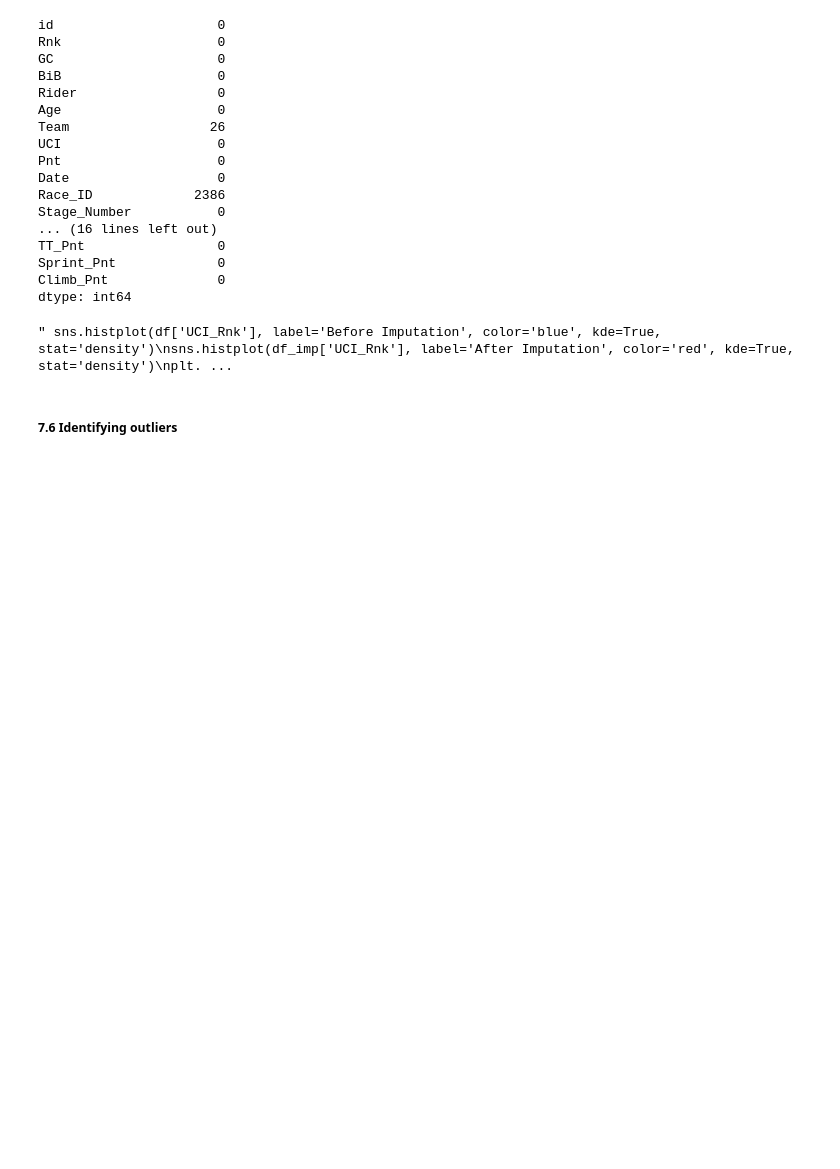
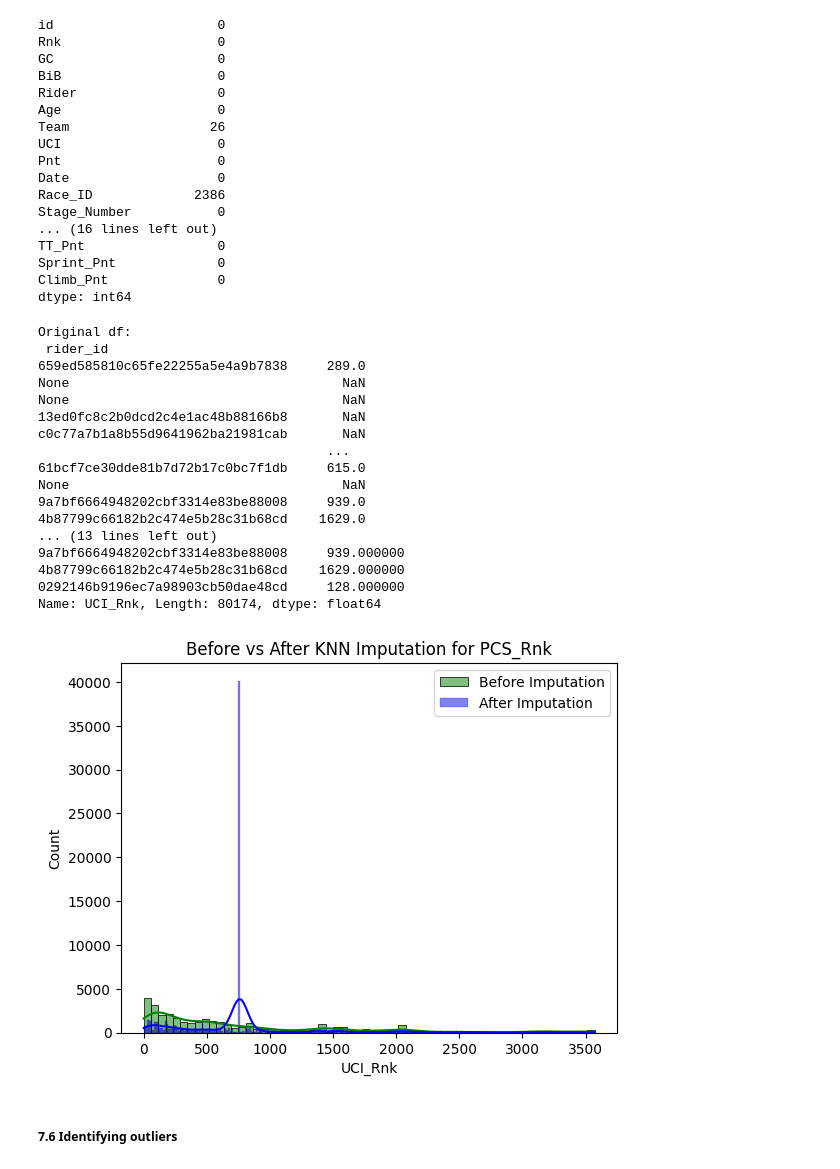
Before and after one commit to thmaz/DatSci_PI7-1, a Jupyter notebook: main.ipynb, the cells around one changed output. Drawn from its saved outputs; the diff is of its cells as text; code cells hidden in the pictures; blank space fills up the shorter version.

Commit message:
bruh imputation knn

```diff
--- a/main.ipynb
+++ b/main.ipynb
@@ -736,13 +736,33 @@ Sprint_Pnt             0
 Climb_Pnt              0
 dtype: int64
 # %%
-""" sns.histplot(df['UCI_Rnk'], label='Before Imputation', color='blue', kde=True, stat='density')
-sns.histplot(df_imp['UCI_Rnk'], label='After Imputation', color='red', kde=True, stat='density')
+print("Original df: \n", df['UCI_Rnk'], "\n\n")
+print("Imputated df: ", df_imp['UCI_Rnk'], "\n\n")
+
+sns.histplot(df['UCI_Rnk'], label='Before Imputation', kde=True, color='green')
+sns.histplot(df_imp['UCI_Rnk'], label='After Imputation', kde=True, color='blue')
 plt.legend()
 plt.title('Before vs After KNN Imputation for PCS_Rnk')
-plt.show() """
+plt.show()
 # %% [output]
-" sns.histplot(df['UCI_Rnk'], label='Before Imputation', color='blue', kde=True, stat='density')\nsns.histplot(df_imp['UCI_Rnk'], label='After Imputation', color='red', kde=True, stat='density')\nplt. ...
+Original df:
+ rider_id
+659ed585810c65fe22255a5e4a9b7838     289.0
+None                                   NaN
+None                                   NaN
+13ed0fc8c2b0dcd2c4e1ac48b88166b8       NaN
+c0c77a7b1a8b55d9641962ba21981cab       NaN
+                                     ...
+61bcf7ce30dde81b7d72b17c0bc7f1db     615.0
+None                                   NaN
+9a7bf6664948202cbf3314e83be88008     939.0
+4b87799c66182b2c474e5b28c31b68cd    1629.0
+... (13 lines left out)
+9a7bf6664948202cbf3314e83be88008     939.000000
+4b87799c66182b2c474e5b28c31b68cd    1629.000000
+0292146b9196ec7a98903cb50dae48cd     128.000000
+Name: UCI_Rnk, Length: 80174, dtype: float64
+[figure, added]
 # %% [markdown]
 ##### 7.6 Identifying outliers
 # %%
```
